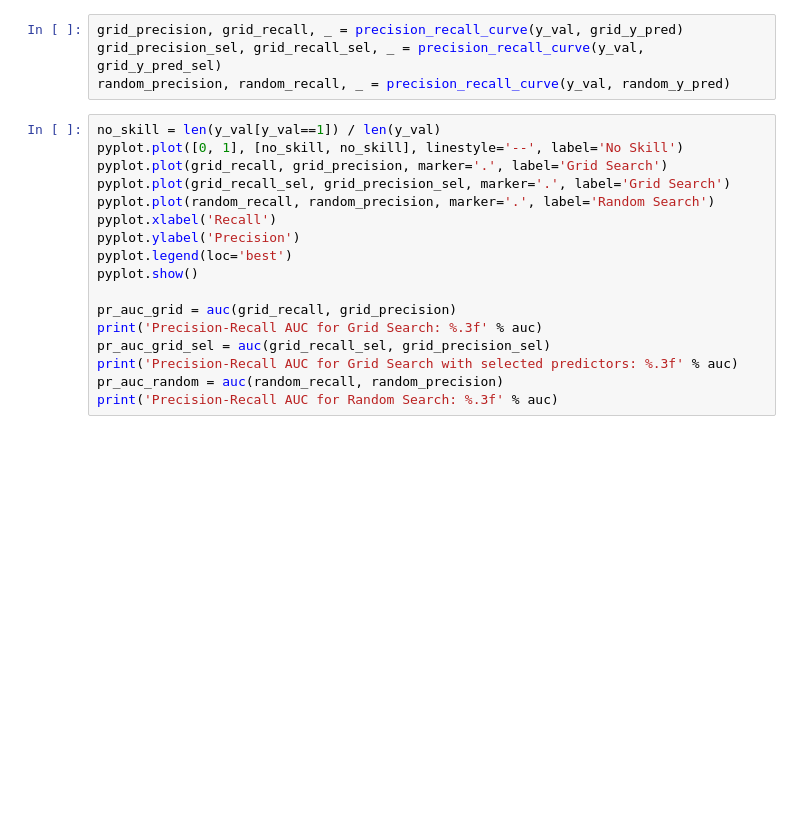
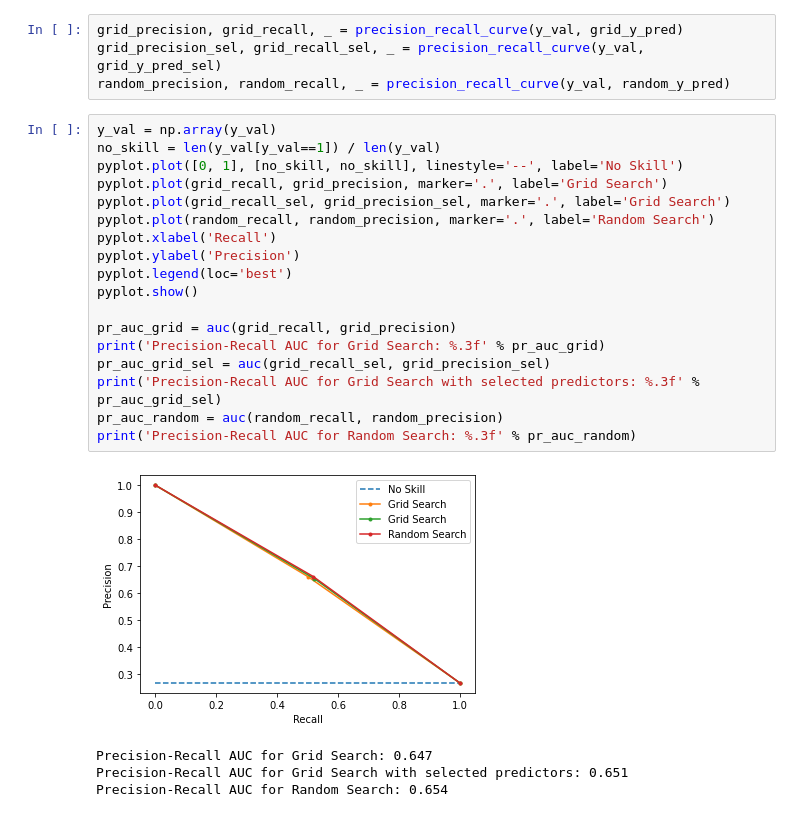
Before and after one commit to JulesTriomphe/dsip, a Jupyter notebook: PS2/ps02.ipynb, the cells around one changed output. Drawn from its saved outputs; the diff is of its cells as text; blank space fills up the shorter version.

Commit message:
ROC & Precision-Recall + AUC

```diff
--- a/PS2/ps02.ipynb
+++ b/PS2/ps02.ipynb
@@ -381,19 +448,25 @@ grid_precision, grid_recall, _ = precision_recall_curve(y_val, grid_y_pred)
 grid_precision_sel, grid_recall_sel, _ = precision_recall_curve(y_val, grid_y_pred_sel)
 random_precision, random_recall, _ = precision_recall_curve(y_val, random_y_pred)
 # %%
+y_val = np.array(y_val)
 no_skill = len(y_val[y_val==1]) / len(y_val)
 pyplot.plot([0, 1], [no_skill, no_skill], linestyle='--', label='No Skill')
 pyplot.plot(grid_recall, grid_precision, marker='.', label='Grid Search')
 pyplot.plot(grid_recall_sel, grid_precision_sel, marker='.', label='Grid Search')
 pyplot.plot(random_recall, random_precision, marker='.', label='Random Search')
 pyplot.xlabel('Recall')
 pyplot.ylabel('Precision')
 pyplot.legend(loc='best')
 pyplot.show()
 
 pr_auc_grid = auc(grid_recall, grid_precision)
-print('Precision-Recall AUC for Grid Search: %.3f' % auc)
+print('Precision-Recall AUC for Grid Search: %.3f' % pr_auc_grid)
 pr_auc_grid_sel = auc(grid_recall_sel, grid_precision_sel)
-print('Precision-Recall AUC for Grid Search with selected predictors: %.3f' % auc)
+print('Precision-Recall AUC for Grid Search with selected predictors: %.3f' % pr_auc_grid_sel)
 pr_auc_random = auc(random_recall, random_precision)
-print('Precision-Recall AUC for Random Search: %.3f' % auc)
+print('Precision-Recall AUC for Random Search: %.3f' % pr_auc_random)
+# %% [output]
+[figure, added]
+Precision-Recall AUC for Grid Search: 0.647
+Precision-Recall AUC for Grid Search with selected predictors: 0.651
+Precision-Recall AUC for Random Search: 0.654
```
Also changed, not shown: parts of 19 cells of this notebook.
